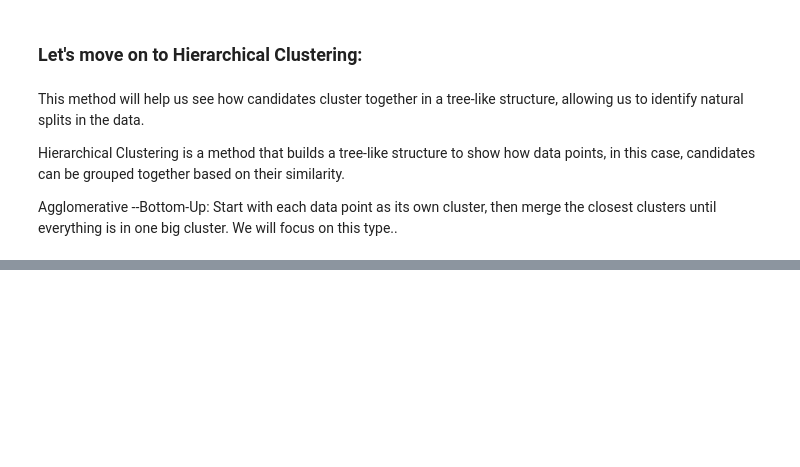
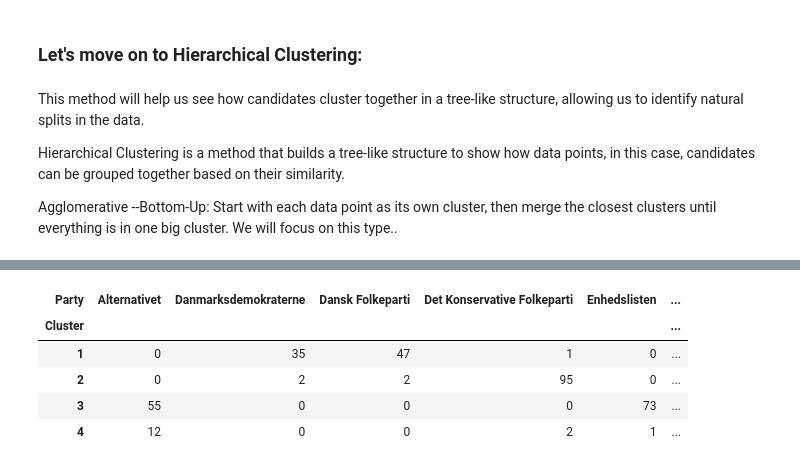
Before and after one commit to saransing/Machine-Learning, a Jupyter notebook: 5. Political Candiate Part 2/5. Candidate Test 2022 II.ipynb, the cells around one changed output, grey strips where cells are left out. Cells and saved outputs as stored; diff of their text form; code cells hidden in the pictures; blank space fills up the shorter version.

```diff
--- a/5. Political Candiate Part 2/5. Candidate Test 2022 II.ipynb
+++ b/5. Political Candiate Part 2/5. Candidate Test 2022 II.ipynb
@@ -554,0 +534,27 @@ IndentationError: unexpected indent (3033623485.py, line 10)
+# %%
+# Count of candidates from each party in each cluster
+
+from scipy.cluster.hierarchy import fcluster
+
+# Cutting the dendrogram at the 100 level based on above.
+n_clusters = 4
+
+clusters = fcluster(linkage_matrix, n_clusters, criterion='maxclust')  # Use 'maxclust' to specify number of clusters
+
+# Add clusters and party names to the data for analysis
+results = answers.copy()  # Create a copy of answers for analysis
+results['Cluster'] = clusters
+results['Party'] = segments['parti'].values  # Add party names from `segments`
+results['Candidate'] = segments['navn'].values  # Add candidate names for reference
+
+# Group by clusters and count the number of candidates from each party in each cluster
+cluster_analysis = results.groupby(['Cluster', 'Party']).size().unstack(fill_value=0)
+
+cluster_analysis
+# %% [output]
+| Party | Alternativet | Danmarksdemokraterne | Dansk Folkeparti | Det Konservative Folkeparti | Enhedslisten | ... |
+| Cluster |  |  |  |  |  | ... |
+| 1 | 0 | 35 | 47 | 1 | 0 | ... |
+| 2 | 0 | 2 | 2 | 95 | 0 | ... |
+| 3 | 55 | 0 | 0 | 0 | 73 | ... |
+| 4 | 12 | 0 | 0 | 2 | 1 | ... |
```
Also changed, not shown: parts of 10 cells of this notebook.
